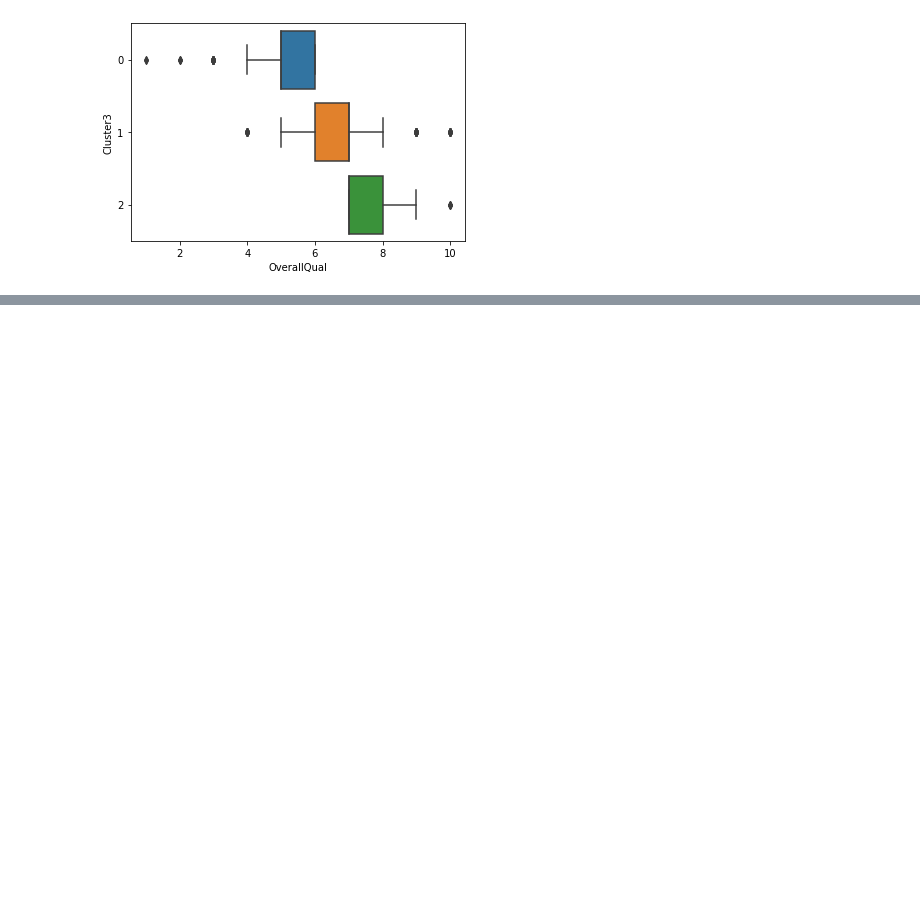
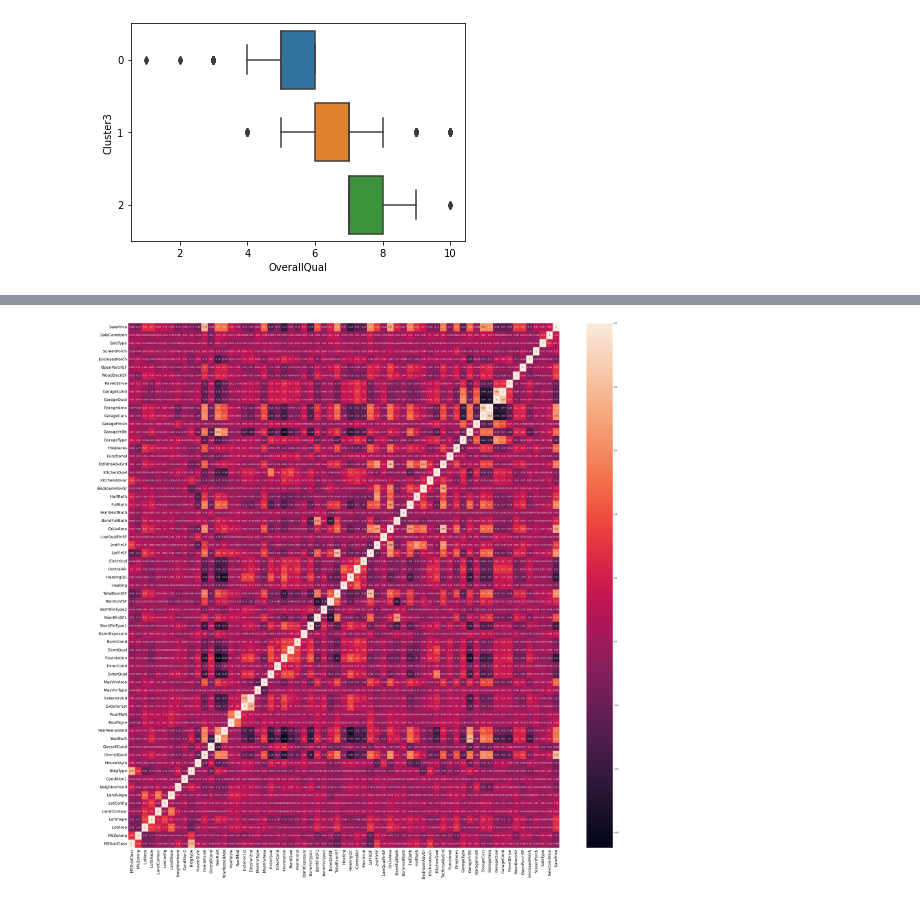
Before and after one commit to naseemap47/predictHousePrices-MachineLearning-python, a Jupyter notebook: jupyter_notebook.ipynb, the cells around one changed output, grey strips where cells are left out. Cells and saved outputs as stored; diff of their text form; code cells hidden in the pictures; blank space fills up the shorter version.

Commit message:
its difficult to find lowest error scrore of data by each column, finded relation between columns with help of heatmap, added cluster columns with OverallQual column, error score - 0.1372744133

```diff
--- a/jupyter_notebook.ipynb
+++ b/jupyter_notebook.ipynb
@@ -1518,0 +1525,9 @@ sns.boxplot(x='OverallQual', y='Cluster3',
+# %%
+# make all categorical columns to number, it will help to find heatmap and clusters
+data = data.copy()
+# label encoding for categoricals
+for colname in data.select_dtypes('object'):
+    data[colname], _ = data[colname].factorize()
+
+# all discrete features should now have integer dtypes (double-check this before using MI)
+discrete_features = data.dtypes == int
@@ -1518,0 +1551,13 @@ sns.boxplot(x='OverallQual', y='Cluster3',
+# %%
+# lets try to find relation between each columns with help of heatmap
+# Set the width and height of the figure
+plt.figure(figsize=(50,50))
+heatmap = sns.heatmap(data=data.corr(), annot=True)
+heatmap.invert_yaxis()
+heatmap.set_xticklabels(heatmap.get_xmajorticklabels(),
+                       fontsize = 20)
+heatmap.set_yticklabels(heatmap.get_ymajorticklabels(),
+                       fontsize = 20)
+plt.show()
+# %% [output]
+[figure, added]
```
Also changed, not shown: parts of 18 cells of this notebook.
